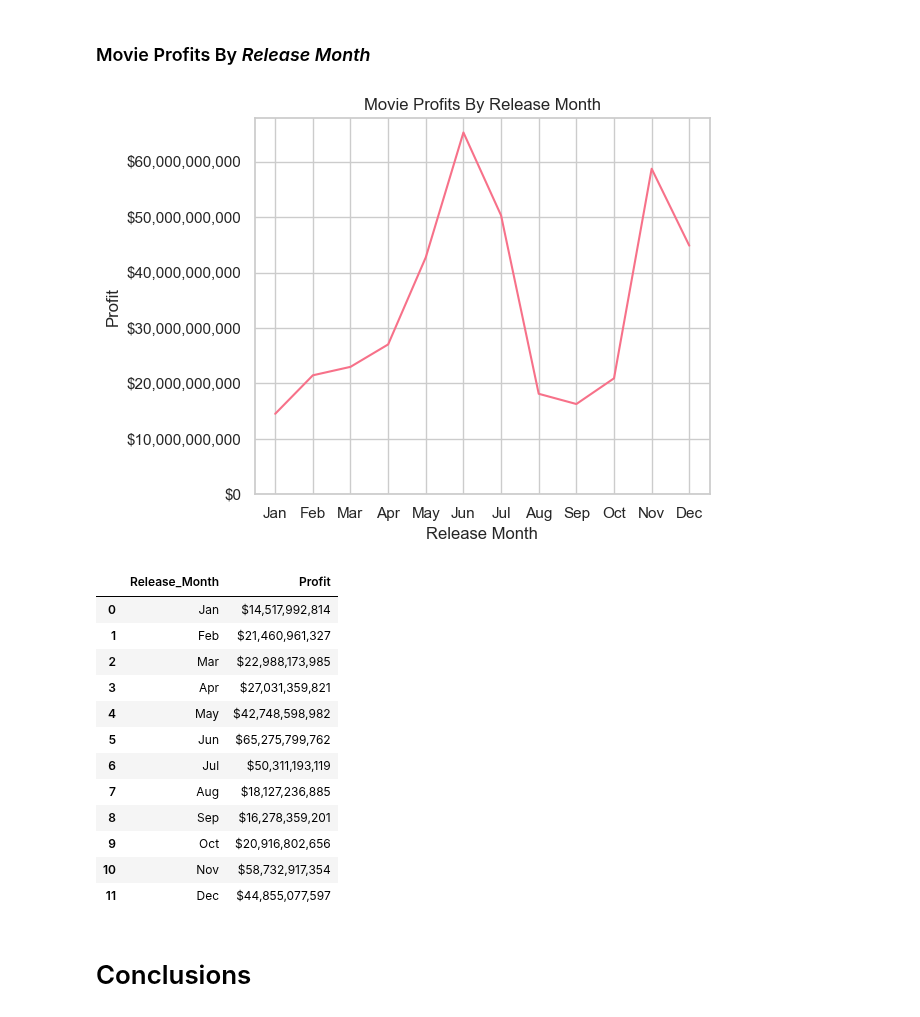
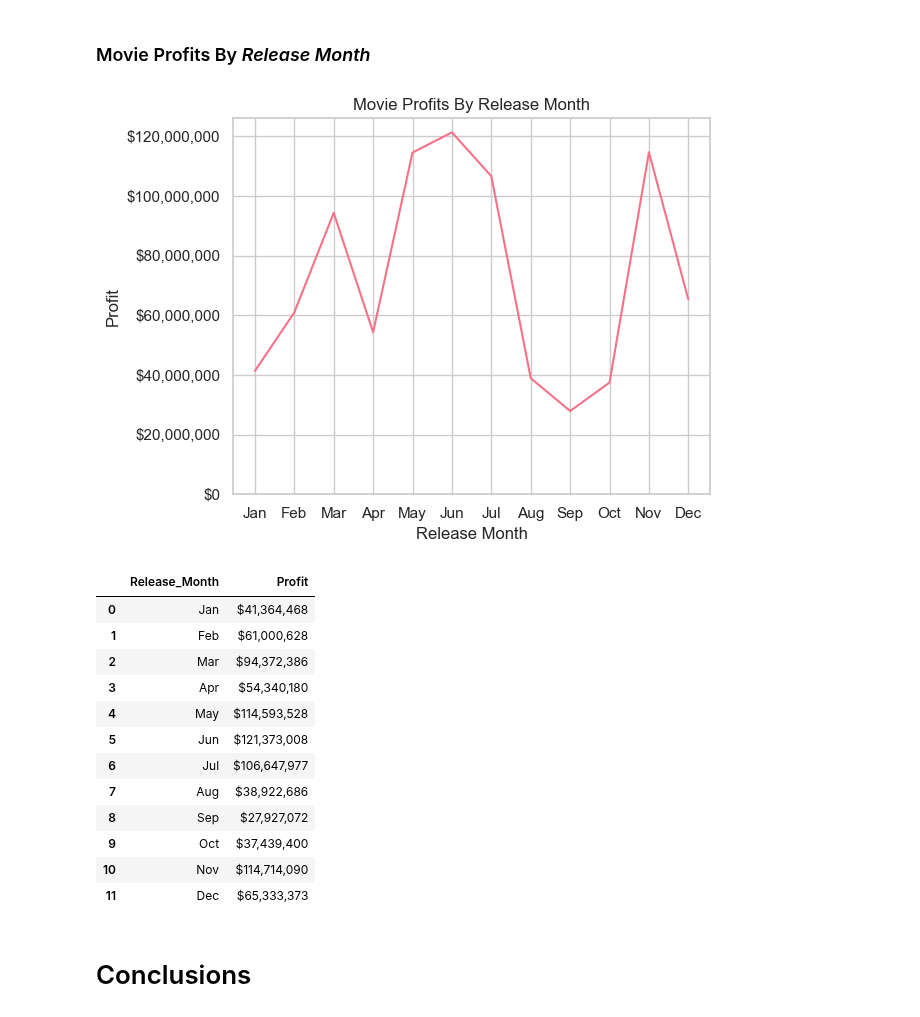
Before and after one commit to scarlettvalentin/movie_studio_project, a Jupyter notebook: notebook.ipynb, the cells around one changed output. Saved outputs shown, nothing was run; the diff lists cells and outputs as text; code cells hidden in the pictures.

Commit message:
change Movie Profits By Genre and Movie Profits By Release Month to aggregate by mean

```diff
--- a/notebook.ipynb
+++ b/notebook.ipynb
@@ -678,47 +678,47 @@ df_directors[df_directors['Director'] == 'Pierre Coffin']
 ### Movie Profits By *Release Month*
 # %%
 # Group by release month and sum the profits
-profits_by_month = df_genres.groupby('Release_Month')['Profit'].sum()
+profits_by_month = df_genres.groupby('Release_Month')['Profit'].mean()
 
 # Reset index
 profits_by_month = profits_by_month.reset_index()
 
 ax = sns.lineplot(data=profits_by_month, x='Release_Month', y='Profit')
 
 # Set axes labels, title, and rotate x ticks
 ax.set(xlabel='Release Month', ylabel='Profit', title='Movie Profits By Release Month')
 
 # Disable scientific notation on the y-axis
 ax.yaxis.set_major_formatter(ScalarFormatter(useMathText=True))
 plt.ticklabel_format(style='plain', axis='y')
 
 # Apply currency formatting to the y-axis ticks
 ax.yaxis.set_major_formatter(FuncFormatter(format_currency))
 
 # Set the lower limit of the y-axis to 0
 ax.set_ylim(0)
 
 plt.tight_layout();
 # %% [output]
-[figure, old version]
+[figure, new version]
 # %%
 # Convert format of Profit column to currency
 profits_by_month['Profit'] = profits_by_month['Profit'].map('${:,.0f}'.format)
 profits_by_month
 # %% [output]
 |  | Release_Month | Profit |
-| 0 | Jan | $14,517,992,814 |
-| 1 | Feb | $21,460,961,327 |
-| 2 | Mar | $22,988,173,985 |
-| 3 | Apr | $27,031,359,821 |
-| 4 | May | $42,748,598,982 |
-| 5 | Jun | $65,275,799,762 |
-| 6 | Jul | $50,311,193,119 |
-| 7 | Aug | $18,127,236,885 |
-| 8 | Sep | $16,278,359,201 |
-| 9 | Oct | $20,916,802,656 |
-| 10 | Nov | $58,732,917,354 |
-| 11 | Dec | $44,855,077,597 |
+| 0 | Jan | $41,364,468 |
+| 1 | Feb | $61,000,628 |
+| 2 | Mar | $94,372,386 |
+| 3 | Apr | $54,340,180 |
+| 4 | May | $114,593,528 |
+| 5 | Jun | $121,373,008 |
+| 6 | Jul | $106,647,977 |
+| 7 | Aug | $38,922,686 |
+| 8 | Sep | $27,927,072 |
+| 9 | Oct | $37,439,400 |
+| 10 | Nov | $114,714,090 |
+| 11 | Dec | $65,333,373 |
 # %% [markdown]
 # Conclusions
 # %% [markdown]
```
Also changed, not shown: parts of 3 cells of this notebook.
